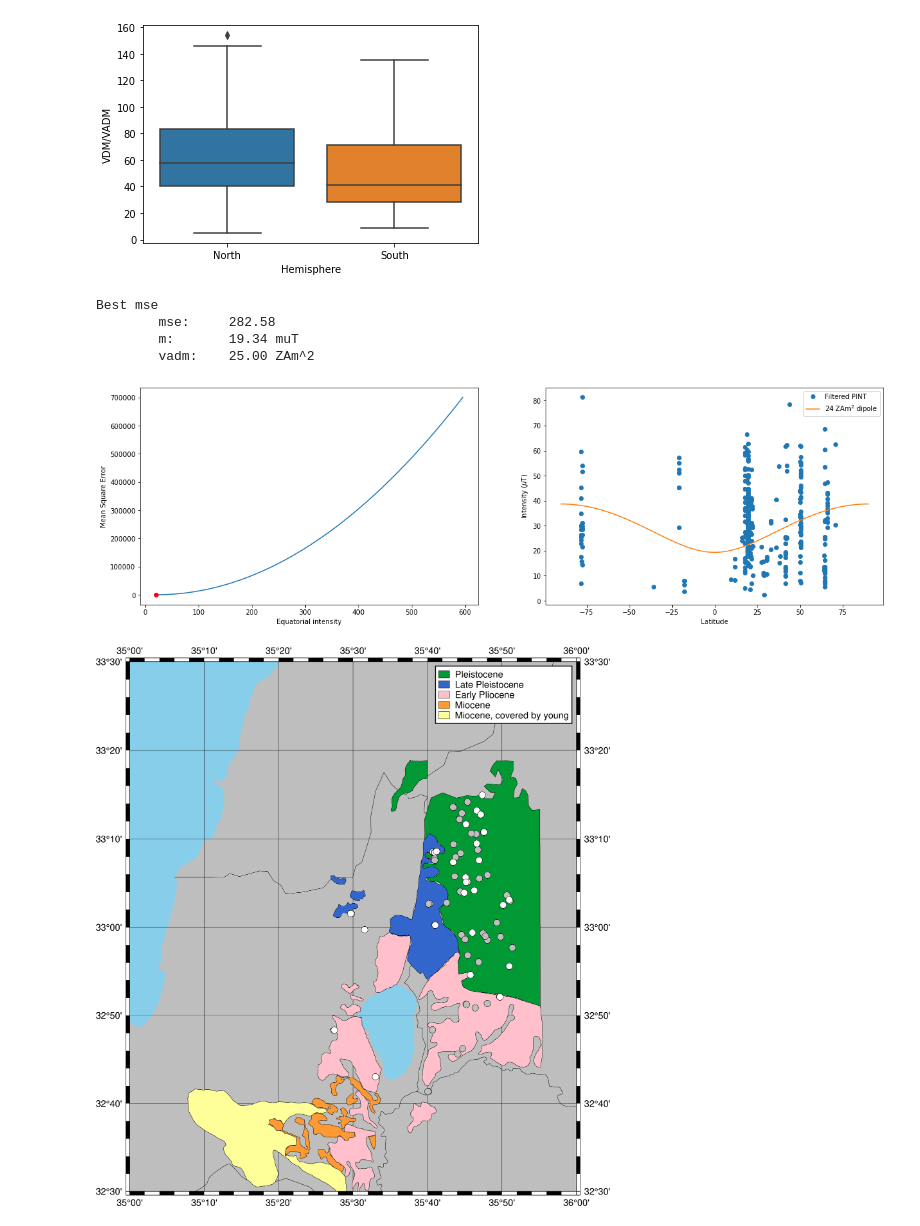
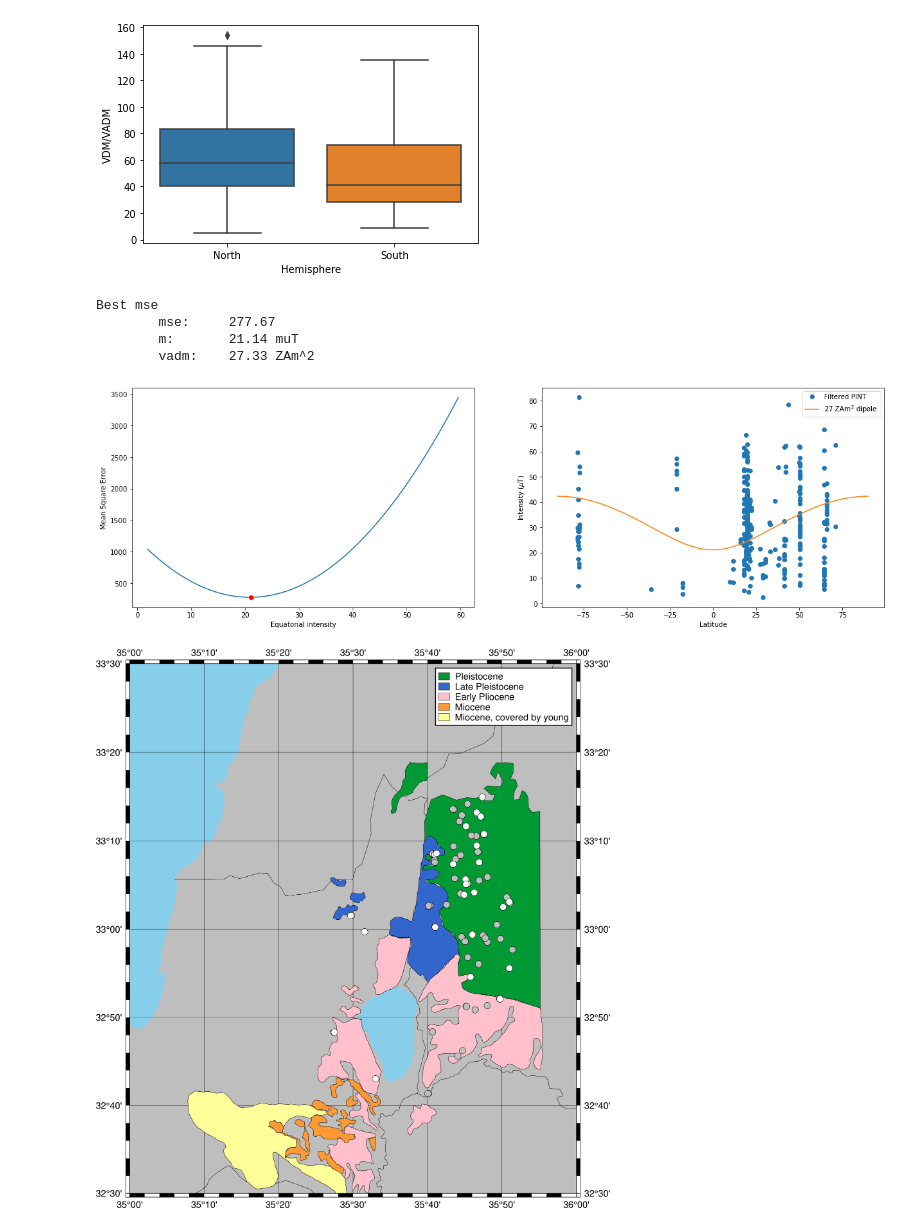
Before and after one commit to hfa2105/Golan_Heights_Analysis, a Jupyter notebook: Asefaw_GH_Analysis.ipynb, the cells around one changed output. Drawn from its saved outputs; the diff is of its cells as text; code cells hidden in the pictures.

Commit message:
asefaw gh figures

```diff
--- a/Asefaw_GH_Analysis.ipynb
+++ b/Asefaw_GH_Analysis.ipynb
@@ -240,7 +240,7 @@ mses= []
 
 for m in np.linspace(pint['VDM/VADM'].min(), pint['VDM/VADM'].max(), 100):
     #intensity at the equator
-    m = pmag.vdm_b(m*10e21, 0)*1e6
+    m = pmag.vdm_b(m*10e20, 0)*1e6
 
     # calculate mse
     B_exp= m*np.sqrt(1+3 * np.cos(np.radians(90 - pint['SLAT']))**2)
@@ -259,37 +259,37 @@ print("\tm:\t {:.2f} muT".format(min_mse[1]))
 print("\tvadm:\t {:.2f} ZAm^2".format(best_vadm))
 # %% [output]
 Best mse
-        mse:     282.58
-        m:       19.34 muT
-        vadm:    25.00 ZAm^2
+        mse:     277.67
+        m:       21.14 muT
+        vadm:    27.33 ZAm^2
 # %%
 # mse
 plt.figure(5, (20,6))
 
 plt.subplot(121)
 ms = np.linspace(pint['VDM/VADM'].min(), pint['VDM/VADM'].max(), 100)
-x = pmag.vdm_b(ms*10e21, 0)*1e6
+x = pmag.vdm_b(ms*10e20, 0)*1e6
 plt.plot(x, mses)
 
 plt.xlabel("Equatorial intensity")
 plt.ylabel("Mean Square Error")
 plt.plot(min_mse[1],min_mse[0], "ro")
 
 
 
 
 plt.subplot(122)
 lats = np.linspace(-90, 90,300)
 best_gad=  min_mse[1]*np.sqrt(1+3 * np.cos(np.radians(90 - lats))**2)
 best_vadm = pmag.b_vdm( min_mse[1]*1e-6, 90)/1e21
 
 plt.plot(pint['SLAT'], pint['F'], "o", label = "Filtered PINT")
 plt.plot(lats, best_gad, label="{} ZAm$^2$ dipole".format(int(best_vadm)))
 plt.xlabel("Latitude")
 plt.ylabel("Intensity ($\mu$T)")
 plt.legend();
 # %% [output]
-[figure, old version]
+[figure, new version]
 # %%
 # site map
 boundary_data = pd.read_csv("./geo_regions.csv")
```
